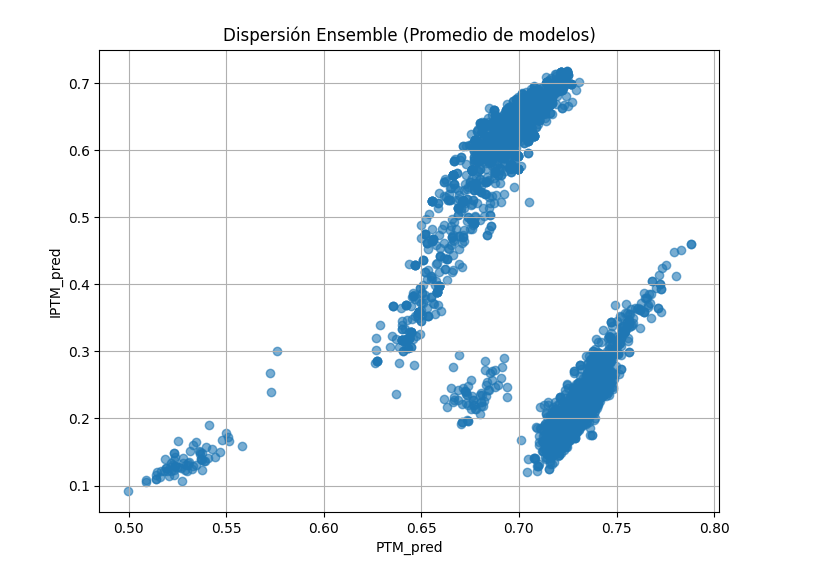
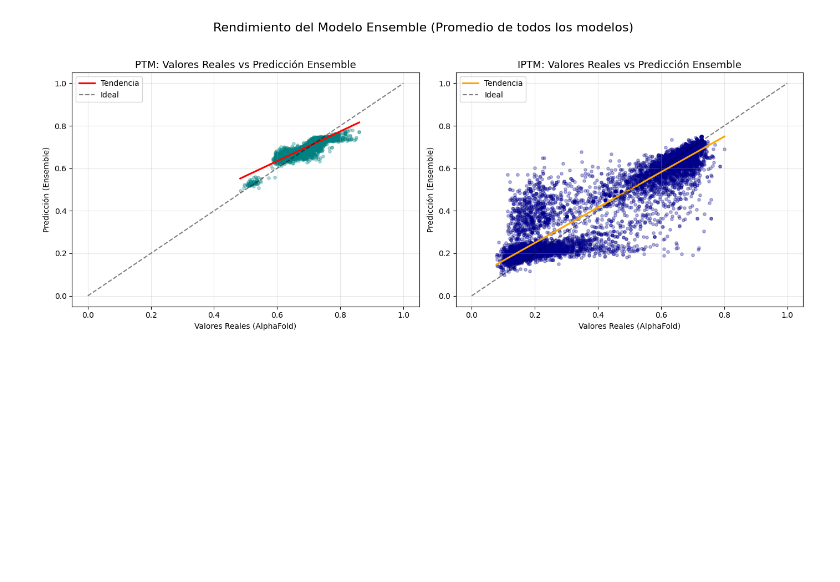
Before and after one commit to A01795943/pd-l1-drug-accelerator, a Jupyter notebook: Predictor/notebooks/03_evaluate_models.ipynb, the cells around one changed output. Drawn from its saved outputs; the diff is of its cells as text; code cells hidden in the pictures; blank space fills up the shorter version.

```diff
--- a/Predictor/notebooks/03_evaluate_models.ipynb
+++ b/Predictor/notebooks/03_evaluate_models.ipynb
@@ -137,19 +238,45 @@ plt.show()
 # %%
-#Diagrama con el promedio de todos los modelos (ensemble)
-plt.figure(figsize=(8,6))
+# --- GRÁFICO 2: Análisis Profundo del Ensemble (Promedio de modelos) ---
+# Comprobamos que las columnas existan antes de graficar
+if "Ensemble_PTM" in df_pred.columns and "PTM_real" in df_pred.columns:
+    plt.figure(figsize=(14, 6))
 
-plt.scatter(
-    df["PTM_pred"],
-    df["IPTM_pred"],
-    alpha=0.6
-)
+    # Subplot A: Predicho vs Real (PTM)
+    plt.subplot(1, 2, 1)
+    # Regplot dibuja la línea de regresión ideal en rojo
+    sns.regplot(x=df_pred["PTM_real"], y=df_pred["Ensemble_PTM"],
+                scatter_kws={'alpha':0.3, 's':15, 'color':'teal'},
+                line_kws={'color':'red', 'label':'Tendencia'})
 
-plt.xlabel("PTM_pred")
-plt.ylabel("IPTM_pred")
-plt.title("Dispersión Ensemble (Promedio de modelos)")
-plt.grid(True)
+    # Dibujar la diagonal perfecta (donde Real == Predicho)
+    plt.plot([0, 1], [0, 1], color='black', linestyle='--', alpha=0.5, label='Ideal')
 
-plt.show()
+    plt.title("PTM: Valores Reales vs Predicción Ensemble", fontsize=13)
+    plt.xlabel("Valores Reales (AlphaFold)")
+    plt.ylabel("Predicción (Ensemble)")
+    plt.legend()
+    plt.grid(True, alpha=0.3)
+
+    # Subplot B: Predicho vs Real (IPTM)
+    plt.subplot(1, 2, 2)
+    sns.regplot(x=df_pred["IPTM_real"], y=df_pred["Ensemble_IPTM"],
+                scatter_kws={'alpha':0.3, 's':15, 'color':'darkblue'},
+                line_kws={'color':'orange', 'label':'Tendencia'})
+
+    plt.plot([0, 1], [0, 1], color='black', linestyle='--', alpha=0.5, label='Ideal')
+
+    plt.title("IPTM: Valores Reales vs Predicción Ensemble", fontsize=13)
+    plt.xlabel("Valores Reales (AlphaFold)")
+    plt.ylabel("Predicción (Ensemble)")
+    plt.legend()
+    plt.grid(True, alpha=0.3)
+
+    plt.suptitle("Rendimiento del Modelo Ensemble (Promedio de todos los modelos)", fontsize=16)
+    plt.tight_layout(rect=[0, 0.03, 1, 0.95])
+    plt.show()
+else:
+    print("❌ Error: No se encontraron las columnas 'Ensemble_PTM' o 'PTM_real'.")
+    print("Columnas actuales:", df_pred.columns.tolist())
 # %% [output]
-[figure, old version]
+[figure, new version]
 # %%
```
Also changed, not shown: parts of 5 cells of this notebook, 23 other files.
